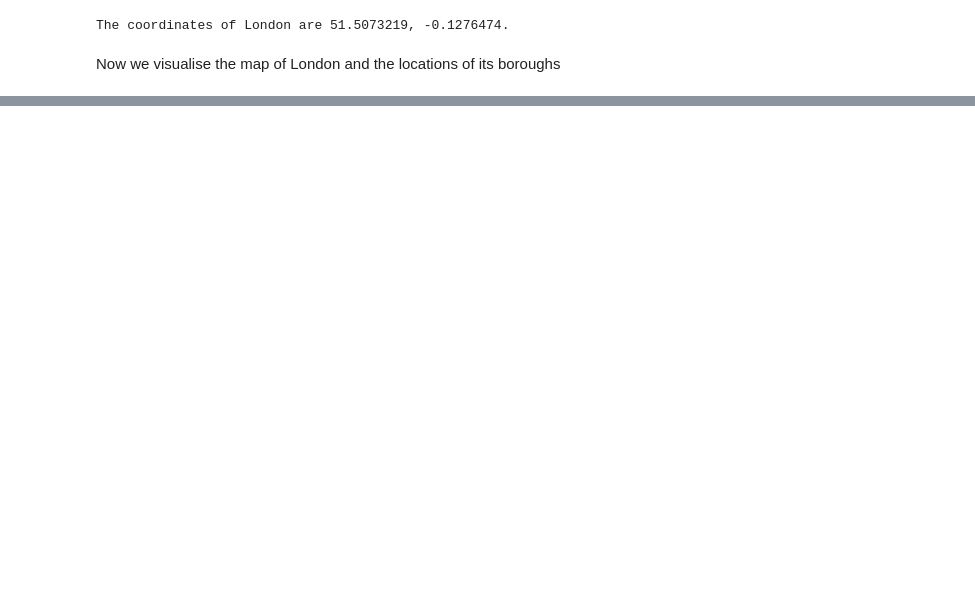
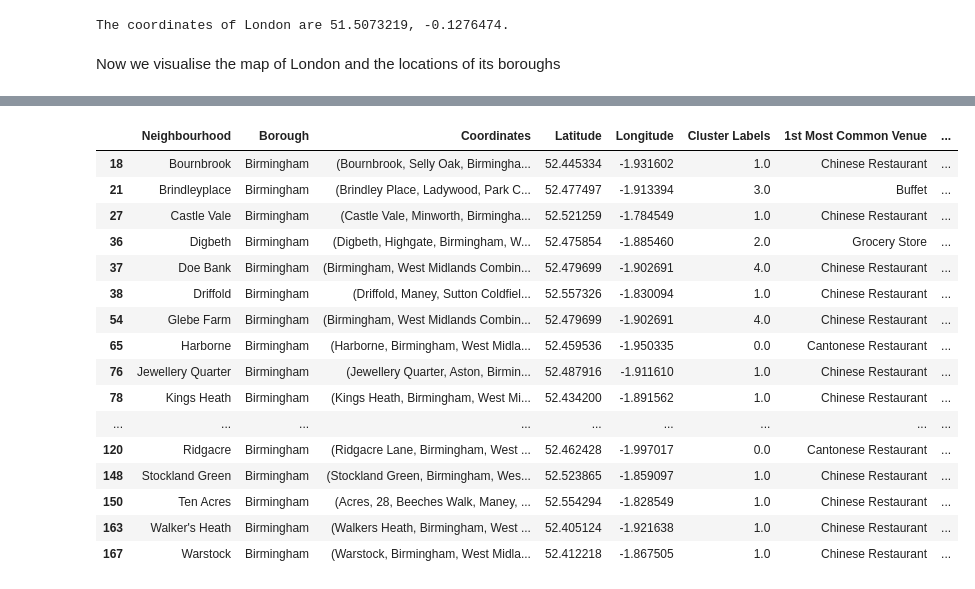
Before and after one commit to jkchuong/Data_Science_Capstone, a Jupyter notebook: The Battle of Neighbourhoods 2.ipynb, the cells around one changed output, grey strips where cells are left out. Drawn from its saved outputs; the diff is of its cells as text; code cells hidden in the pictures; blank space fills up the shorter version.

```diff
--- a/The Battle of Neighbourhoods 2.ipynb
+++ b/The Battle of Neighbourhoods 2.ipynb
@@ -208,0 +777,22 @@ bhamDF
+# %%
+# using function defined in London section
+num_top_venues = 7
+
+indicators = ['st', 'nd', 'rd']
+
+# create columns according to number of top venues
+columns = ['Neighbourhood']
+for ind in np.arange(num_top_venues):
+    try:
+        columns.append('{}{} Most Common Venue'.format(ind+1, indicators[ind]))
+    except:
+        columns.append('{}th Most Common Venue'.format(ind+1))
+
+# create a new dataframe
+bham_venues_sorted = pd.DataFrame(columns=columns)
+bham_venues_sorted['Neighbourhood'] = bham_grouped['Neighbourhood']
+
+for ind in np.arange(bham_grouped.shape[0]):
+    bham_venues_sorted.iloc[ind, 1:] = return_most_common_venues(bham_grouped.iloc[ind, :], num_top_venues)
+
+bham_venues_sorted.head()
@@ -208,0 +806,9 @@ bhamDF
+# %%
+# set number of clusters
+k_num_clusters = 5
+
+bham_grouped_clustering = bham_grouped.drop('Neighbourhood', 1)
+
+# run k-means clustering
+kmeans = KMeans(n_clusters=k_num_clusters, random_state=0).fit(bham_grouped_clustering)
+kmeans
@@ -208,0 +821,3 @@ bhamDF
+# %%
+# Add clustering label column
+bham_venues_sorted.insert(0, 'Cluster Labels', kmeans.labels_)
@@ -208,0 +826,6 @@ bhamDF
+# %%
+bham_merged = bhamDF
+
+bham_merged = bham_merged.join(bham_venues_sorted.set_index('Neighbourhood'), on='Neighbourhood')
+
+bham_merged.head()
@@ -208,0 +839,21 @@ bhamDF
+# %%
+bham_merged_nonan = bham_merged.dropna(subset=['Cluster Labels'])
+bham_merged_nonan
+# %% [output]
+|  | Neighbourhood | Borough | Coordinates | Latitude | Longitude | Cluster Labels | 1st Most Common Venue | ... |
+| 18 | Bournbrook | Birmingham | (Bournbrook, Selly Oak, Birmingha... | 52.445334 | -1.931602 | 1.0 | Chinese Restaurant | ... |
+| 21 | Brindleyplace | Birmingham | (Brindley Place, Ladywood, Park C... | 52.477497 | -1.913394 | 3.0 | Buffet | ... |
+| 27 | Castle Vale | Birmingham | (Castle Vale, Minworth, Birmingha... | 52.521259 | -1.784549 | 1.0 | Chinese Restaurant | ... |
+| 36 | Digbeth | Birmingham | (Digbeth, Highgate, Birmingham, W... | 52.475854 | -1.885460 | 2.0 | Grocery Store | ... |
+| 37 | Doe Bank | Birmingham | (Birmingham, West Midlands Combin... | 52.479699 | -1.902691 | 4.0 | Chinese Restaurant | ... |
+| 38 | Driffold | Birmingham | (Driffold, Maney, Sutton Coldfiel... | 52.557326 | -1.830094 | 1.0 | Chinese Restaurant | ... |
+| 54 | Glebe Farm | Birmingham | (Birmingham, West Midlands Combin... | 52.479699 | -1.902691 | 4.0 | Chinese Restaurant | ... |
+| 65 | Harborne | Birmingham | (Harborne, Birmingham, West Midla... | 52.459536 | -1.950335 | 0.0 | Cantonese Restaurant | ... |
+| 76 | Jewellery Quarter | Birmingham | (Jewellery Quarter, Aston, Birmin... | 52.487916 | -1.911610 | 1.0 | Chinese Restaurant | ... |
+| 78 | Kings Heath | Birmingham | (Kings Heath, Birmingham, West Mi... | 52.434200 | -1.891562 | 1.0 | Chinese Restaurant | ... |
+| ... | ... | ... | ... | ... | ... | ... | ... | ... |
+| 120 | Ridgacre | Birmingham | (Ridgacre Lane, Birmingham, West ... | 52.462428 | -1.997017 | 0.0 | Cantonese Restaurant | ... |
+| 148 | Stockland Green | Birmingham | (Stockland Green, Birmingham, Wes... | 52.523865 | -1.859097 | 1.0 | Chinese Restaurant | ... |
+| 150 | Ten Acres | Birmingham | (Acres, 28, Beeches Walk, Maney, ... | 52.554294 | -1.828549 | 1.0 | Chinese Restaurant | ... |
+| 163 | Walker's Heath | Birmingham | (Walkers Heath, Birmingham, West ... | 52.405124 | -1.921638 | 1.0 | Chinese Restaurant | ... |
+| 167 | Warstock | Birmingham | (Warstock, Birmingham, West Midla... | 52.412218 | -1.867505 | 1.0 | Chinese Restaurant | ... |
```
Also changed, not shown: parts of 73 cells of this notebook.
